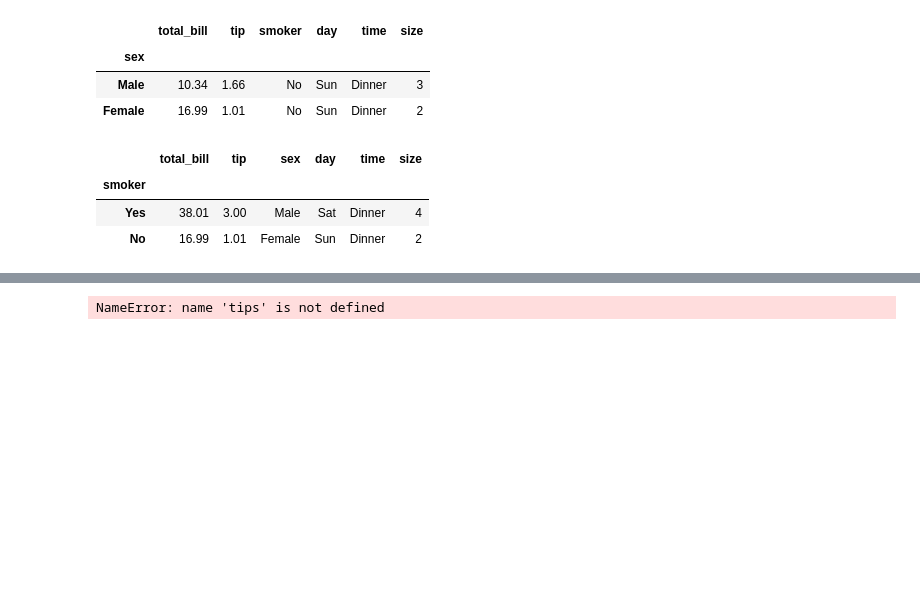
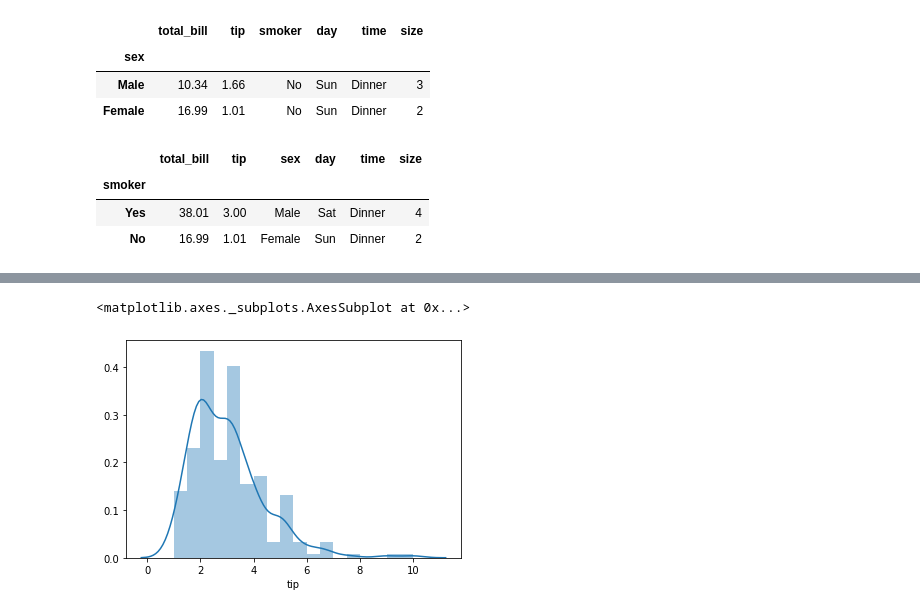
Before and after one commit to Vitalismirnov/-my_fundamentals_of_data_analysis, a Jupyter notebook: Project_VitalijsSmirnovs.ipynb, the cells around one changed output, grey strips where cells are left out. Cells and saved outputs as stored; diff of their text form; code cells hidden in the pictures; blank space fills up the shorter version.

```diff
--- a/Project_VitalijsSmirnovs.ipynb
+++ b/Project_VitalijsSmirnovs.ipynb
@@ -156,4 +130,5 @@ max     50.810000  44.300000   10.000000   6.500000    6.000000   6.000000
 # %%
-sns.distplot(tips["tip"])
+sns.distplot(df["tip"])
 # %% [output]
-NameError: name 'tips' is not defined
+<matplotlib.axes._subplots.AxesSubplot at 0x...>
+[figure, added]
```
Also changed, not shown: parts of 20 cells of this notebook.
